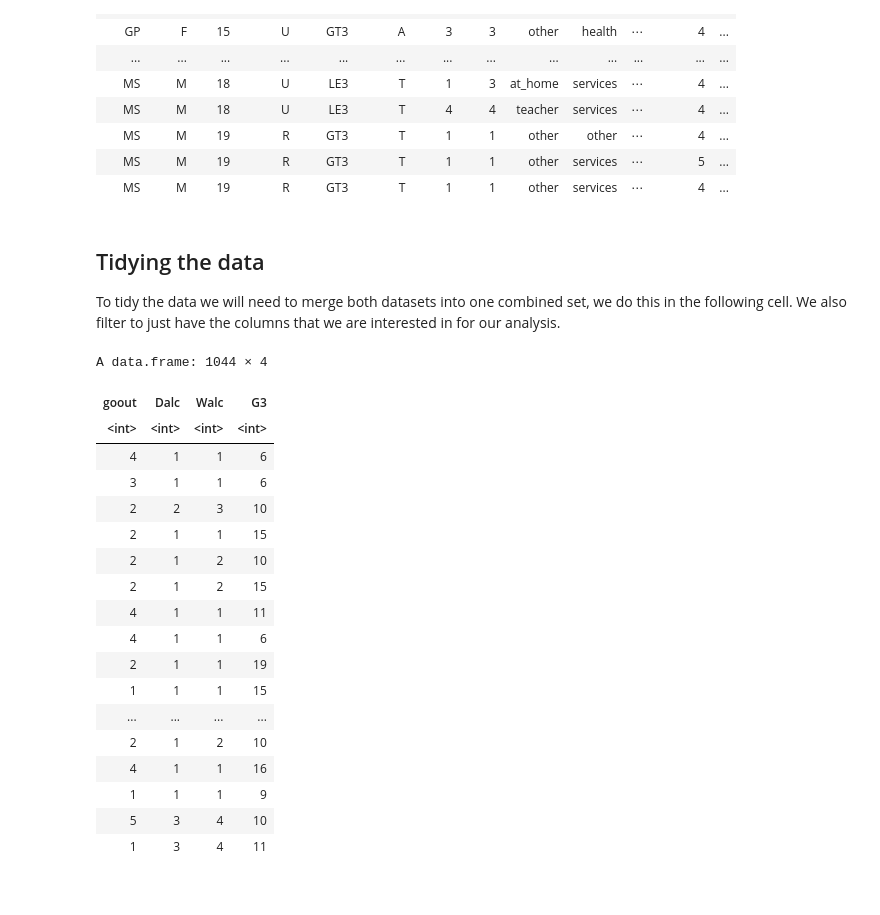
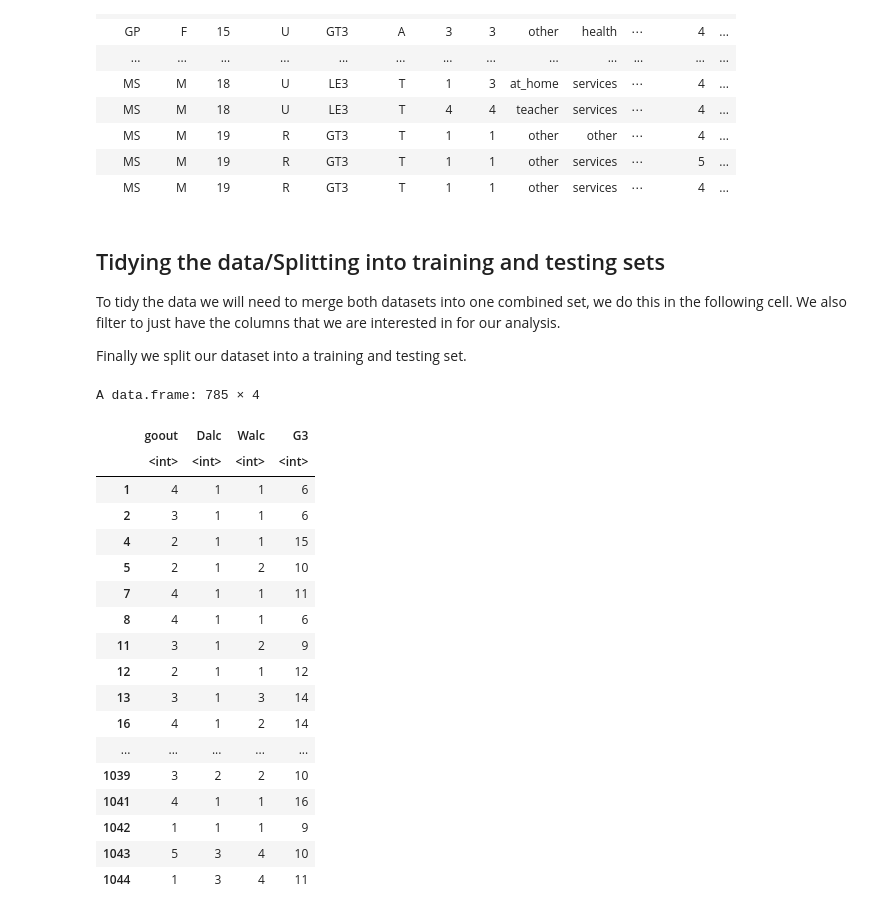
Before and after one commit to eto168/DSCI100_team24_project_proposal, a Jupyter notebook: Test.ipynb, the cells around one changed output. Drawn from its saved outputs; the diff is of its cells as text; code cells hidden in the pictures.

```diff
--- a/Test.ipynb
+++ b/Test.ipynb
@@ -183,31 +143,37 @@ A data.frame: 382 × 53
 | MS | M | 19 | R | GT3 | T | 1 | 1 | other | services | ⋯ | 5 | ... |
 | MS | M | 19 | R | GT3 | T | 1 | 1 | other | services | ⋯ | 4 | ... |
 # %% [markdown]
-## Tidying the data
+## Tidying the data/Splitting into training and testing sets
 To tidy the data we will need to merge both datasets into one combined set, we do this in the following cell.
 We also filter to just have the columns that we are interested in for our analysis.
+
+Finally we split our dataset into a training and testing set.
 # %%
 total_set <- rbind(student_mat, student_por)
 filtered_set <- total_set %>%
                 select(goout, Dalc, Walc, G3)
-filtered_set
+
+data_split <- initial_split(filtered_set, prop = 0.75, strata = G3)
+data_train <- training(data_split)
+data_test <- testing(data_split)
+data_train
 # %% [output]
-A data.frame: 1044 × 4
+A data.frame: 785 × 4
-| goout | Dalc | Walc | G3 |
-| <int> | <int> | <int> | <int> |
-| 4 | 1 | 1 | 6 |
-| 3 | 1 | 1 | 6 |
-| 2 | 2 | 3 | 10 |
-| 2 | 1 | 1 | 15 |
-| 2 | 1 | 2 | 10 |
-| 2 | 1 | 2 | 15 |
-| 4 | 1 | 1 | 11 |
-| 4 | 1 | 1 | 6 |
-| 2 | 1 | 1 | 19 |
-| 1 | 1 | 1 | 15 |
-| ... | ... | ... | ... |
-| 2 | 1 | 2 | 10 |
-| 4 | 1 | 1 | 16 |
-| 1 | 1 | 1 | 9 |
-| 5 | 3 | 4 | 10 |
-| 1 | 3 | 4 | 11 |
+|  | goout | Dalc | Walc | G3 |
+|  | <int> | <int> | <int> | <int> |
+| 1 | 4 | 1 | 1 | 6 |
+| 2 | 3 | 1 | 1 | 6 |
+| 4 | 2 | 1 | 1 | 15 |
+| 5 | 2 | 1 | 2 | 10 |
+| 7 | 4 | 1 | 1 | 11 |
+| 8 | 4 | 1 | 1 | 6 |
+| 11 | 3 | 1 | 2 | 9 |
+| 12 | 2 | 1 | 1 | 12 |
+| 13 | 3 | 1 | 3 | 14 |
+| 16 | 4 | 1 | 2 | 14 |
+| ... | ... | ... | ... | ... |
+| 1039 | 3 | 2 | 2 | 10 |
+| 1041 | 4 | 1 | 1 | 16 |
+| 1042 | 1 | 1 | 1 | 9 |
+| 1043 | 5 | 3 | 4 | 10 |
+| 1044 | 1 | 3 | 4 | 11 |
```
Also changed, not shown: parts of 8 cells of this notebook, 1 other file.
